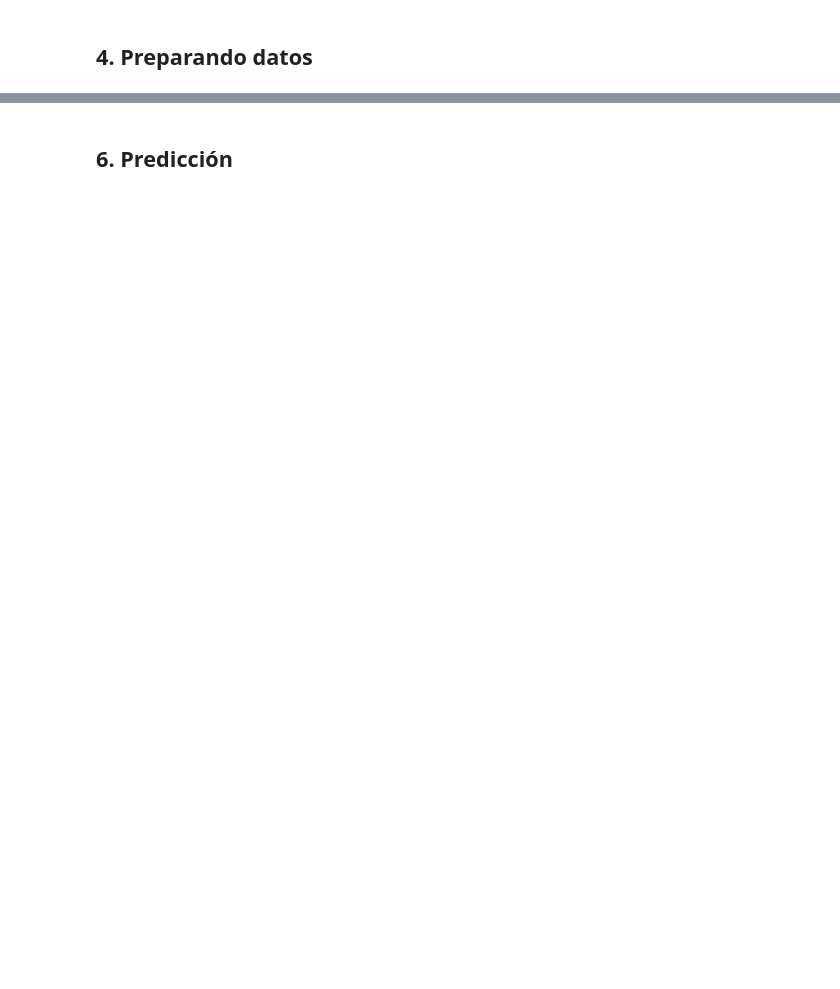
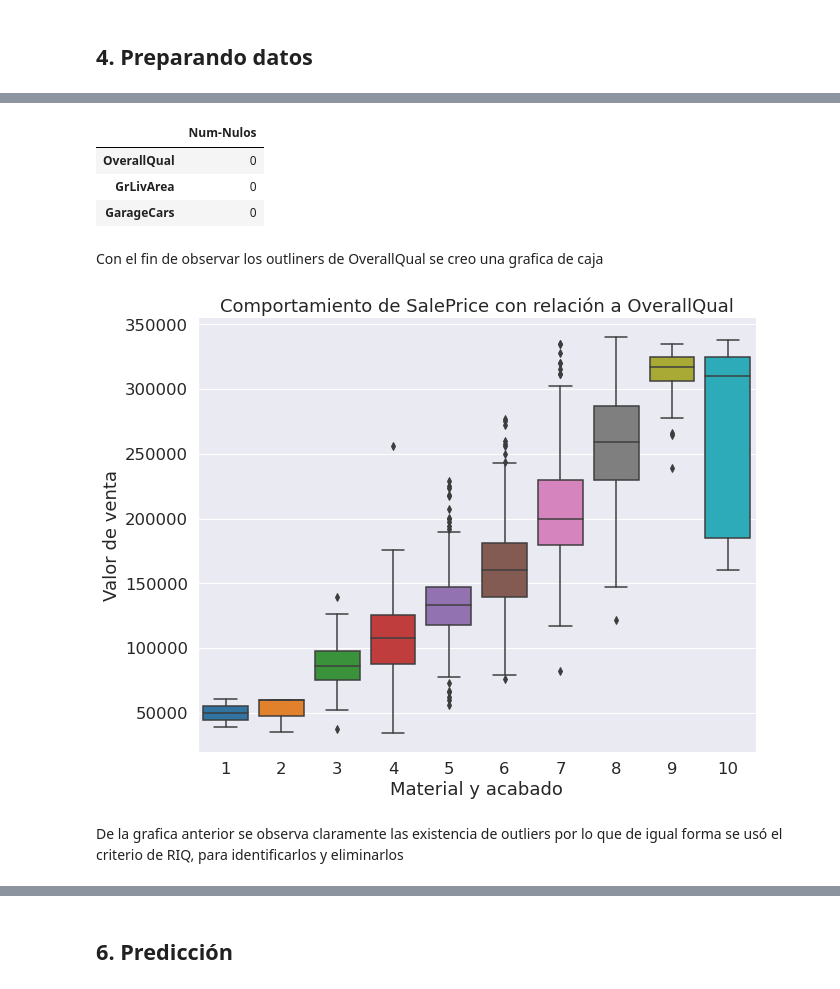
Before and after one commit to dzamarronf/House-Prices-, a Jupyter notebook: notebooks/Analisis.ipynb, the cells around one changed output, grey strips where cells are left out. Cells and saved outputs as stored; diff of their text form; code cells hidden in the pictures; blank space fills up the shorter version.

```diff
--- a/notebooks/Analisis.ipynb
+++ b/notebooks/Analisis.ipynb
@@ -277,0 +262,21 @@ LinearRegression()
+# %%
+df_train_num_nulos = pd.DataFrame(df_train_clean[['OverallQual','GrLivArea','GarageCars']].isnull().sum(), columns=['Num-Nulos'])
+df_train_num_nulos
+# %% [output]
+|  | Num-Nulos |
+| OverallQual | 0 |
+| GrLivArea | 0 |
+| GarageCars | 0 |
+# %% [markdown]
+Con el fin de observar los outliners de OverallQual se creo una grafica de caja
+# %%
+plt.figure(figsize=(10,8))
+sns.boxplot(data=df_train_clean, x='OverallQual', y='SalePrice')
+plt.xlabel('Material y acabado')
+plt.ylabel('Valor de venta')
+plt.title('Comportamiento de SalePrice con relación a OverallQual')
+plt.show()
+# %% [output]
+[figure, added]
+# %% [markdown]
+De la grafica anterior se observa claramente las existencia de outliers por lo que de igual forma se usó el criterio de RIQ, para identificarlos y eliminarlos
```
Also changed, not shown: parts of 81 cells of this notebook, 2 other files.
